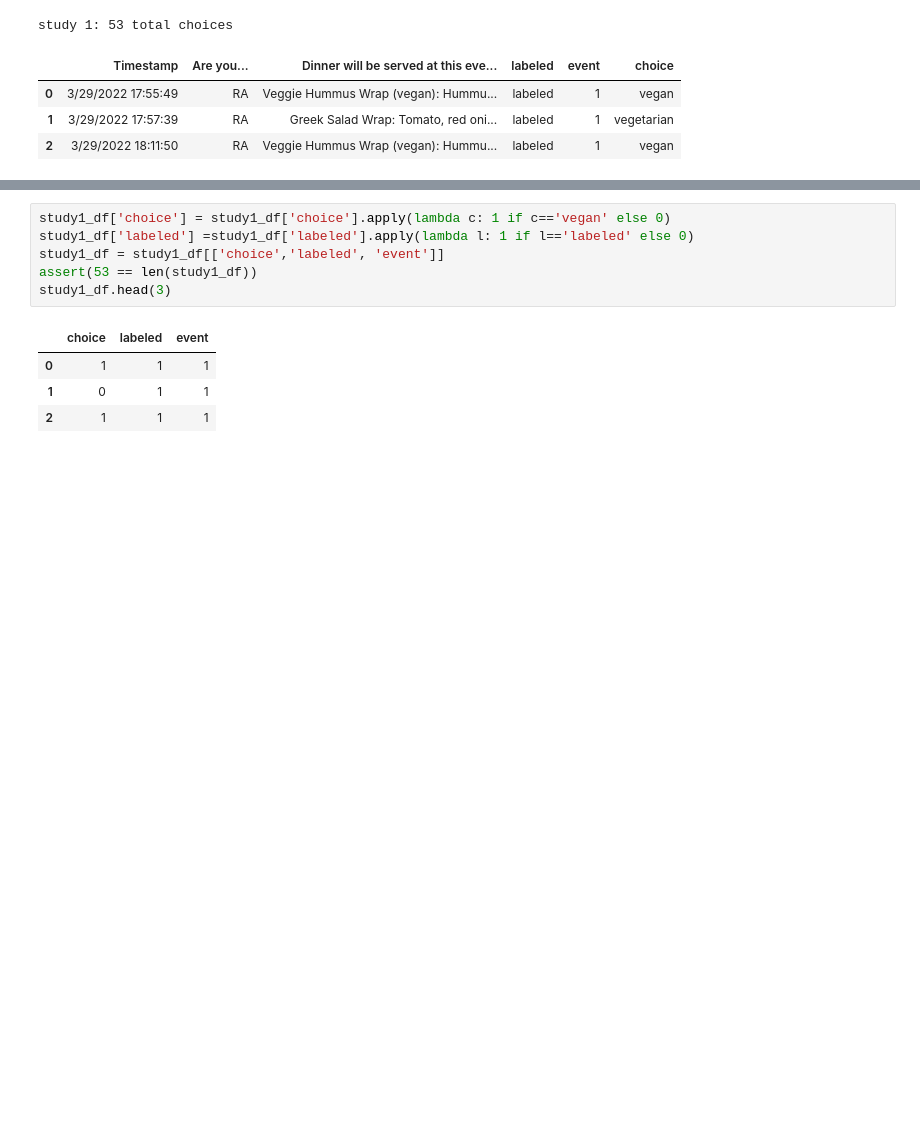
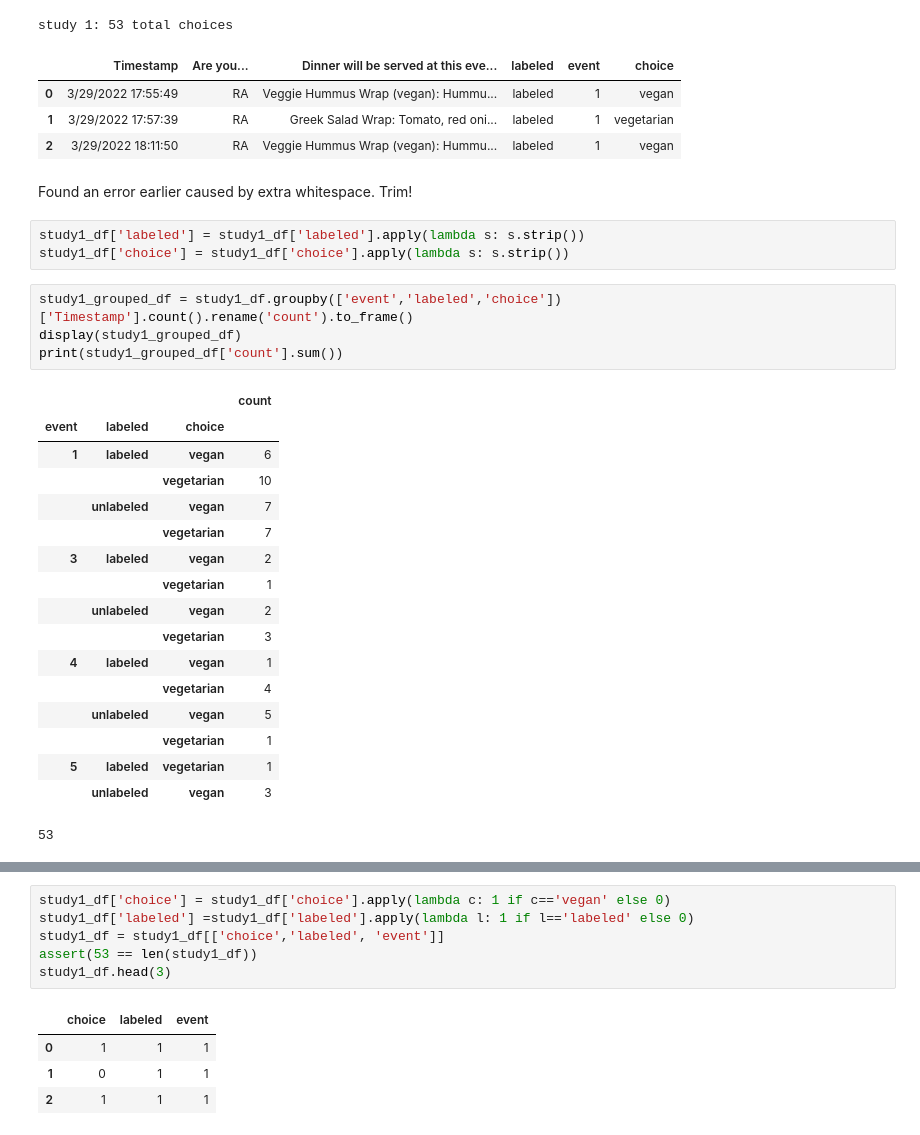
Before and after one commit to aberke/ff, a Jupyter notebook: data-analysis/field-studies-analysis.ipynb, the cells around one changed output, grey strips where cells are left out. Drawn from its saved outputs; the diff is of its cells as text; blank space fills up the shorter version.

Commit message:
fixed a data bug for field studies due to trailing whitespace

```diff
--- a/data-analysis/field-studies-analysis.ipynb
+++ b/data-analysis/field-studies-analysis.ipynb
@@ -74,3 +74,30 @@ study 1: 53 total choices
 | 0 | 3/29/2022 17:55:49 | RA | Veggie Hummus Wrap (vegan): Hummu... | labeled | 1 | vegan |
 | 1 | 3/29/2022 17:57:39 | RA | Greek Salad Wrap: Tomato, red oni... | labeled | 1 | vegetarian |
 | 2 | 3/29/2022 18:11:50 | RA | Veggie Hummus Wrap (vegan): Hummu... | labeled | 1 | vegan |
+# %% [markdown]
+Found an error earlier caused by extra whitespace. Trim!
+# %%
+study1_df['labeled'] = study1_df['labeled'].apply(lambda s: s.strip())
+study1_df['choice'] = study1_df['choice'].apply(lambda s: s.strip())
+# %%
+study1_grouped_df = study1_df.groupby(['event','labeled','choice'])['Timestamp'].count().rename('count').to_frame()
+display(study1_grouped_df)
+print(study1_grouped_df['count'].sum())
+# %% [output]
+|  |  |  | count |
+| event | labeled | choice |  |
+| 1 | labeled | vegan | 6 |
+|  |  | vegetarian | 10 |
+|  | unlabeled | vegan | 7 |
+|  |  | vegetarian | 7 |
+| 3 | labeled | vegan | 2 |
+|  |  | vegetarian | 1 |
+|  | unlabeled | vegan | 2 |
+|  |  | vegetarian | 3 |
+| 4 | labeled | vegan | 1 |
+|  |  | vegetarian | 4 |
+|  | unlabeled | vegan | 5 |
+|  |  | vegetarian | 1 |
+| 5 | labeled | vegetarian | 1 |
+|  | unlabeled | vegan | 3 |
+53
```
Also changed, not shown: parts of 3 cells of this notebook.
